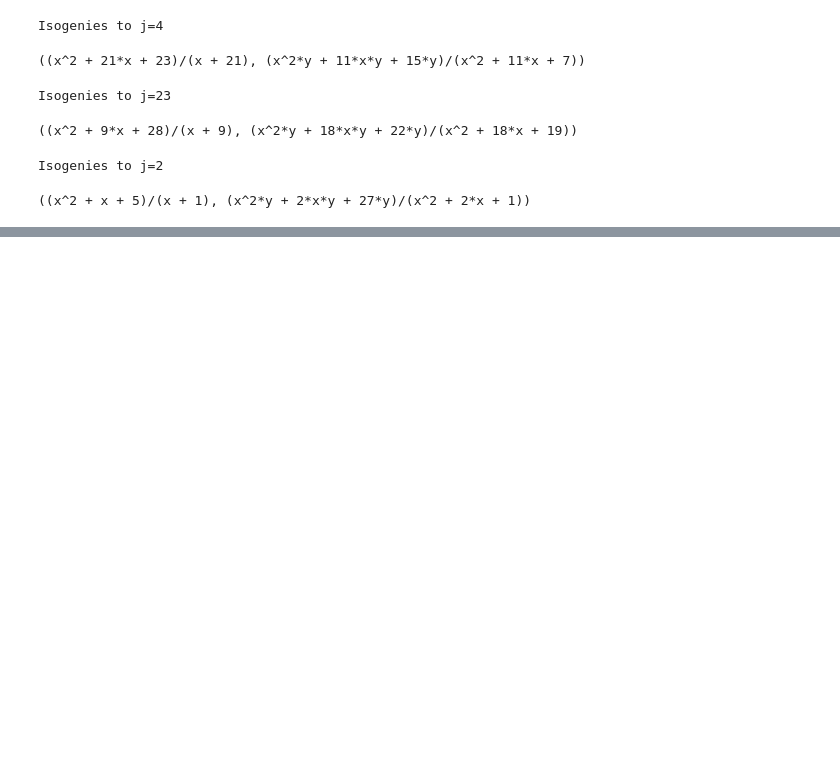
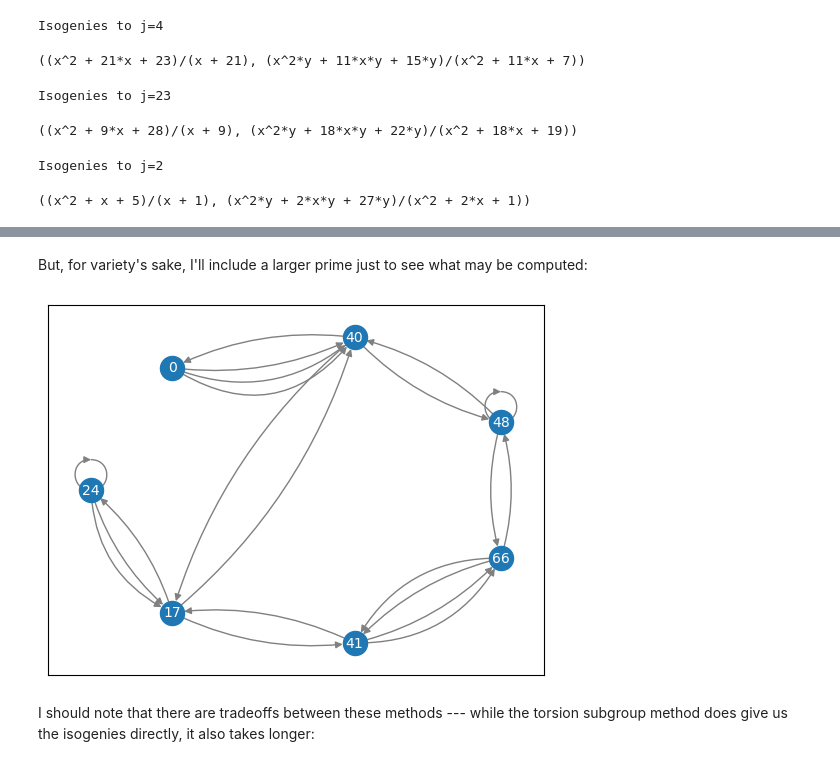
Before and after one commit to apnorton/arizona-winter-school-2026, a Jupyter notebook: studygroup/StudyGroupNight1.ipynb, the cells around one changed output, grey strips where cells are left out. Saved outputs shown, nothing was run; the diff lists cells and outputs as text; code cells hidden in the pictures; blank space fills up the shorter version.

```diff
--- a/studygroup/StudyGroupNight1.ipynb
+++ b/studygroup/StudyGroupNight1.ipynb
@@ -116,0 +193,10 @@ We could use the above as the mechanism for finding neighbors in the BFS algorit
+# %% [markdown]
+But, for variety's sake, I'll include a larger prime just to see what may be computed:
+# %%
+m = get_adjacency_map_torsion(71, 2)
+G = to_multidigraph(m)
+draw_labeled_multigraph(G)
+# %% [output]
+[figure, added]
+# %% [markdown]
+I should note that there are tradeoffs between these methods --- while the torsion subgroup method does give us the isogenies directly, it also takes longer:
```
Also changed, not shown: parts of 17 cells of this notebook.
